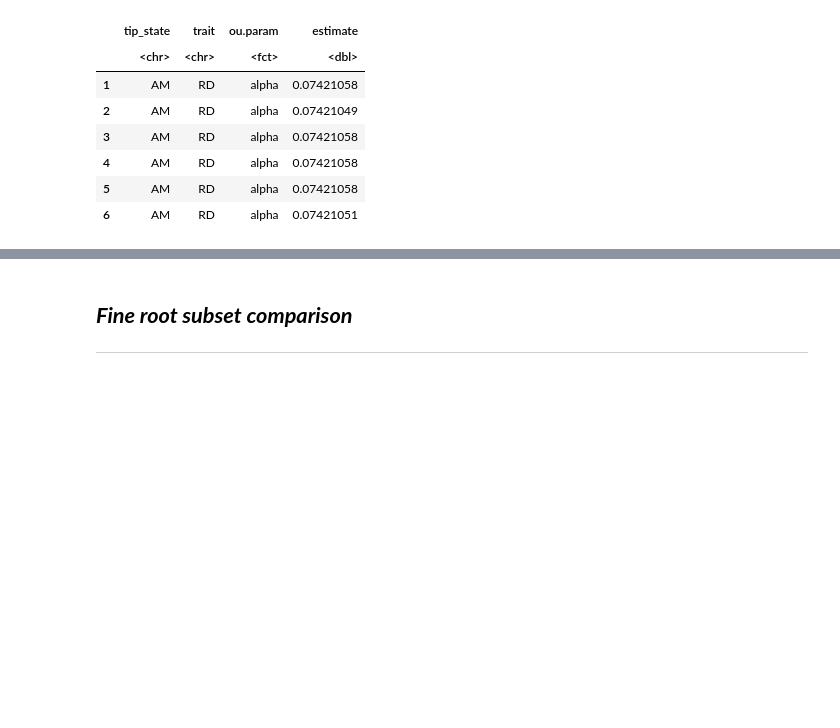
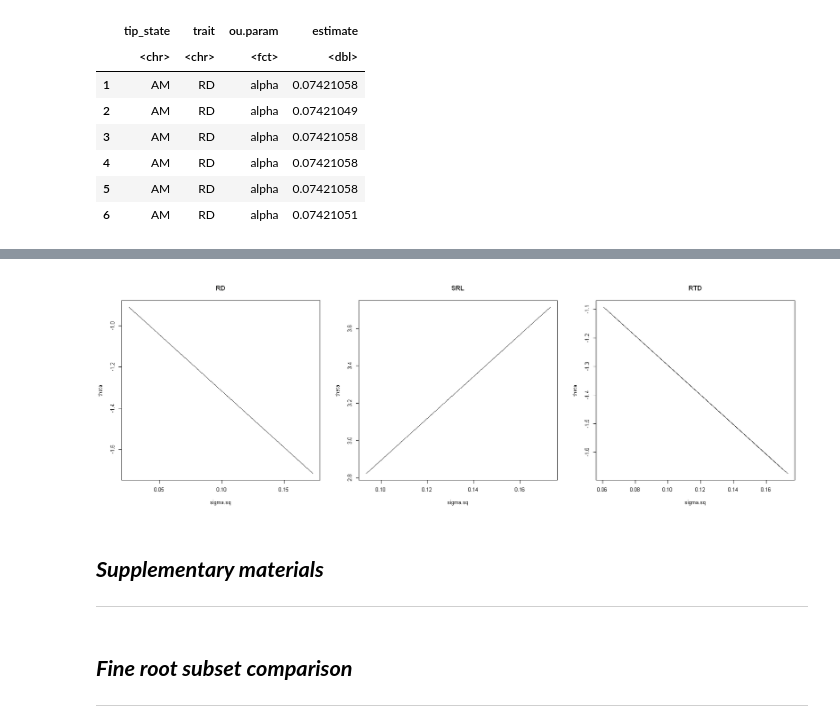
Before and after one commit to anoban/phd, a Jupyter notebook: R/notebooks/houwiesummary.ipynb, the cells around one changed output, grey strips where cells are left out. Drawn from its saved outputs; the diff is of its cells as text; code cells hidden in the pictures; blank space fills up the shorter version.

```diff
--- a/R/notebooks/houwiesummary.ipynb
+++ b/R/notebooks/houwiesummary.ipynb
@@ -430,8 +430,8 @@ ggplot2::ggsave(filename = "../../plots/sigmasq_CID_SRL.png", plot = p, device =
 ## ___RTD___
 --------------------
 # %%
-rtd_new_cd <- read_all_rds("../../data/chapter2/rdata/parallel/hie-general3/houwie-update/RTD/", cd = TRUE, strip = "_F00709_CD_100")
-rtd_new_cid <- read_all_rds("../../data/chapter2/rdata/parallel/hie-general3/houwie-update/RTD/", cd = FALSE, strip = "_F00709_CID_100")
+rtd_new_cd <- read_all_rds("../../data/chapter2/rdata/hie-general/houwie-update/RTD/", cd = TRUE, strip = "_F00709_CD_100")
+rtd_new_cid <- read_all_rds("../../data/chapter2/rdata/hie-general/houwie-update/RTD/", cd = FALSE, strip = "_F00709_CID_100")
 # %%
 OUwie::getModelTable(rtd_new_cd, type = "AICc")
 # %% [output]
@@ -608,3 +624,15 @@ ggplot2::ggsave(plot = panel, file = "../../plots/sigmasq_and_theta.png", device
+# %%
+par(mfrow = c(1, 3))
+options(repr.plot.width = 15, repr.plot.height = 5)
+
+plot(theta~sigma.sq, data = rd_avgs_cid, type = "l", main = "RD")
+plot(theta~sigma.sq, data = srl_avgs_cid, type = "l", main = "SRL")
+plot(theta~sigma.sq, data = rtd_avgs_cid, type = "l", main = "RTD")
+# %% [output]
+[figure, added]
+# %% [markdown]
+## ___Supplementary materials___
+------------------------
 # %%
 options(repr.plot.width = 30, repr.plot.height = 30)
 
```
Also changed, not shown: parts of 6 cells of this notebook, 2 other files.
